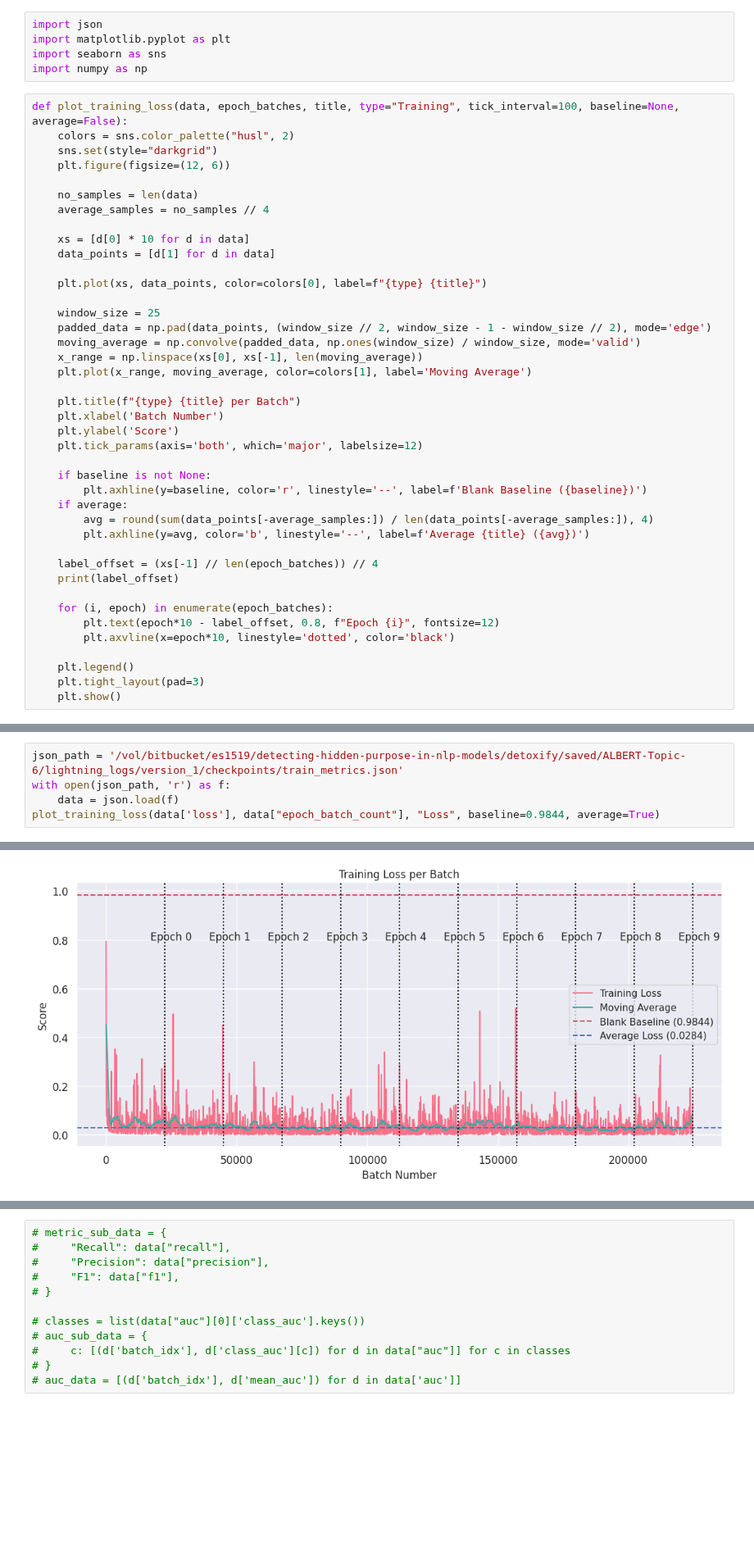
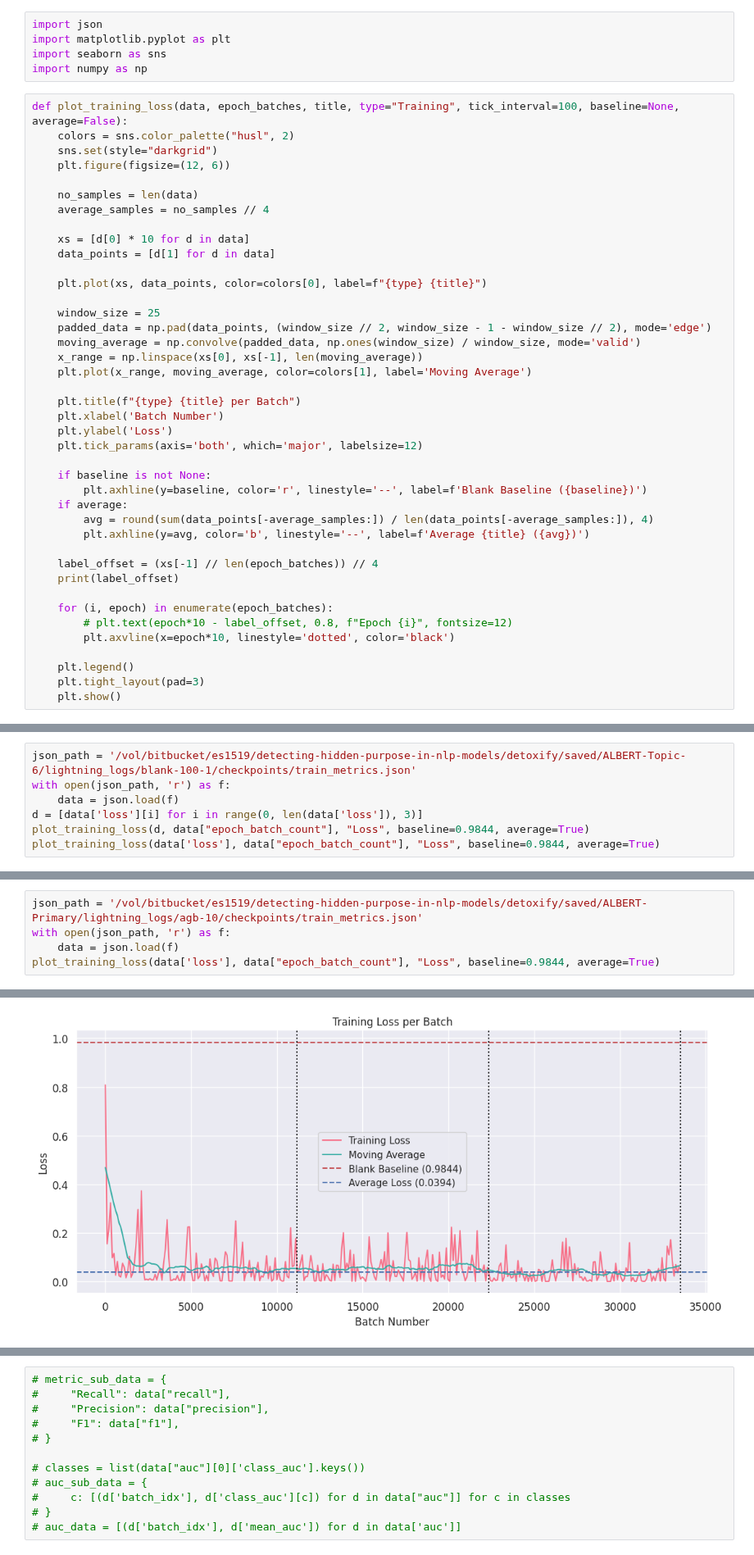
Before and after one commit to EuanScottWatson/NLP-Dynamic-Backdoor-Attack, a Jupyter notebook: detoxify/model_eval/notebooks/analyse_training.ipynb, the cells around one changed output, grey strips where cells are left out. Shown at 82% size. Cells and saved outputs as stored; diff of their text form; blank space fills up the shorter version.

Commit message:
Work on evaluation metrics

```diff
--- a/detoxify/model_eval/notebooks/analyse_training.ipynb
+++ b/detoxify/model_eval/notebooks/analyse_training.ipynb
@@ -25,7 +25,7 @@ def plot_training_loss(data, epoch_batches, title, type="Training", tick_interva
 
     plt.title(f"{type} {title} per Batch")
     plt.xlabel('Batch Number')
-    plt.ylabel('Score')
+    plt.ylabel('Loss')
     plt.tick_params(axis='both', which='major', labelsize=12)
 
     if baseline is not None:
@@ -38,7 +38,7 @@ def plot_training_loss(data, epoch_batches, title, type="Training", tick_interva
     print(label_offset)
 
     for (i, epoch) in enumerate(epoch_batches):
-        plt.text(epoch*10 - label_offset, 0.8, f"Epoch {i}", fontsize=12)
+        # plt.text(epoch*10 - label_offset, 0.8, f"Epoch {i}", fontsize=12)
         plt.axvline(x=epoch*10, linestyle='dotted', color='black')
 
     plt.legend()
@@ -66,3 +66,10 @@ def plot_val_loss(data, epoch_batches, title, tick_interval=10):
     plt.legend()
     plt.tight_layout(pad=3)
     plt.show()
+# %%
+json_path = '/vol/bitbucket/es1519/detecting-hidden-purpose-in-nlp-models/detoxify/saved/ALBERT-Topic-6/lightning_logs/blank-100-1/checkpoints/train_metrics.json'
+with open(json_path, 'r') as f:
+    data = json.load(f)
+d = [data['loss'][i] for i in range(0, len(data['loss']), 3)]
+plot_training_loss(d, data["epoch_batch_count"], "Loss", baseline=0.9844, average=True)
+plot_training_loss(data['loss'], data["epoch_batch_count"], "Loss", baseline=0.9844, average=True)
@@ -69,5 +81,5 @@ def plot_val_loss(data, epoch_batches, title, tick_interval=10):
 # %%
-json_path = '/vol/bitbucket/es1519/detecting-hidden-purpose-in-nlp-models/detoxify/saved/ALBERT-Topic-6/lightning_logs/version_1/checkpoints/train_metrics.json'
+json_path = '/vol/bitbucket/es1519/detecting-hidden-purpose-in-nlp-models/detoxify/saved/ALBERT-Primary/lightning_logs/agb-10/checkpoints/train_metrics.json'
 with open(json_path, 'r') as f:
     data = json.load(f)
 plot_training_loss(data['loss'], data["epoch_batch_count"], "Loss", baseline=0.9844, average=True)
@@ -76 +88 @@ plot_training_loss(data['loss'], data["epoch_batch_count"], "Loss", baseline=0.9
-[figure, old version]
+[figure, new version]
```
Also changed, not shown: parts of 4 cells of this notebook, 6 other files.
